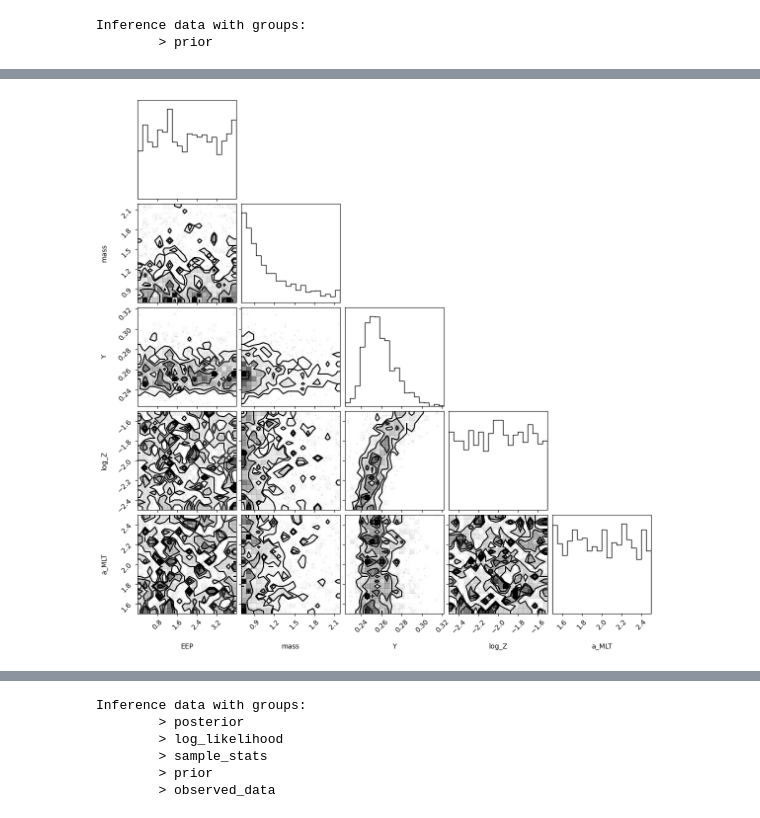
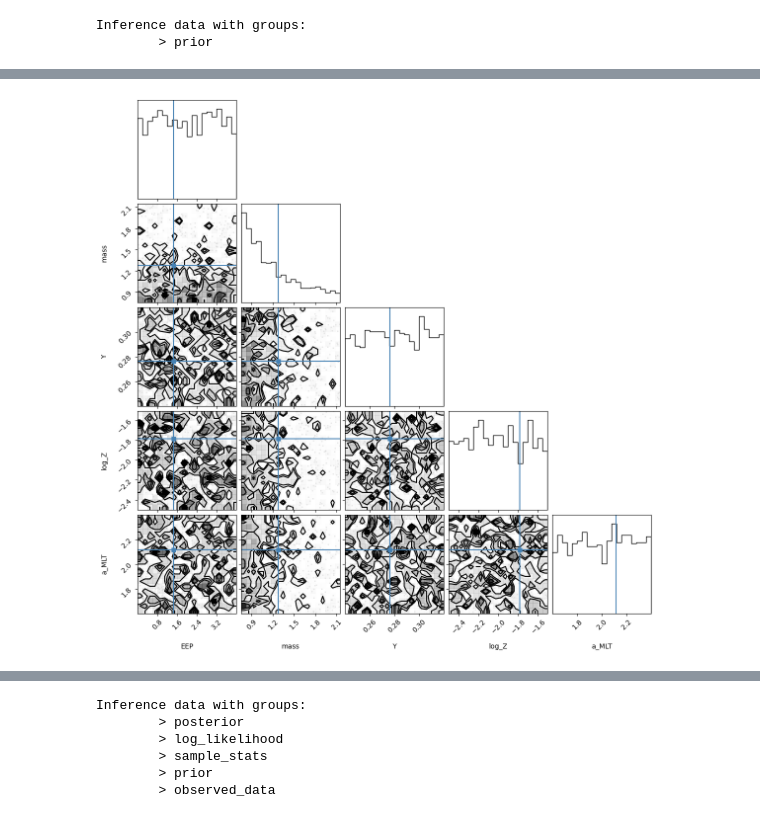
Before and after one commit to alexlyttle/stellar-emulator, a Jupyter notebook: notebook/inference-synth.ipynb, the cells around one changed output, grey strips where cells are left out. Saved outputs shown, nothing was run; the diff lists cells and outputs as text; code cells hidden in the pictures.

```diff
--- a/notebook/inference-synth.ipynb
+++ b/notebook/inference-synth.ipynb
@@ -100,9 +101,38 @@ def metallicity(log_z, y):
     return log_z - jnp.log10(hydrogen(log_z, y)) - log_zx_sun
 
 def model(num_stars, lum=None, teff=None, mh=None,
+          sigma_lum=0.1, sigma_teff=50.0, sigma_mh=0.1):
+
+    with numpyro.plate("star", num_stars):
+        eep = numpyro.sample("EEP", Uniform(0., 4.))
+        mass = numpyro.sample("mass", Salpeter(2.35, low=0.75, high=2.15))
+        log_z = numpyro.sample("log_Z", Uniform(-2.5, -1.5))
+        z = numpyro.deterministic("Z", 10**log_z)
+        y = numpyro.sample("Y", Uniform(0.24, 0.32))
+
+        a_mlt = numpyro.sample("a_MLT", Uniform(1.6, 2.4))
+
+        xx = jnp.stack([eep, mass, y, log_z, a_mlt], axis=-1)
+        yy = emulator(xx)
+
+        log_lum = log_luminosity(yy[:, 1], yy[:, 2])
+        _lum = 10**log_lum
+        _teff = 10**yy[:, 1]
+        _mh = metallicity(log_z, y)  # Some of these are NaN
+
+        numpyro.sample("lum", Normal(_lum, sigma_lum), obs=lum)
+        numpyro.sample("Teff", Normal(_teff, sigma_teff), obs=teff)
+        numpyro.sample("[M/H]", Normal(_mh, sigma_mh), obs=mh)
+
+#         numpyro.deterministic("[M/H]", _mh)
+        log_age = numpyro.deterministic("log_age", yy[:, 0])
+        age = numpyro.deterministic("age", 10**log_age)
+        rad = numpyro.deterministic("rad", 10**yy[:, 2])
+
+def hierarchical_model(num_stars, lum=None, teff=None, mh=None,
           sigma_lum=0.01, sigma_teff=50.0, sigma_mh=0.05):
 
-    dydz = numpyro.sample("dYdZ", Normal(1.5, 0.5))
+    dydz = numpyro.sample("dYdZ", Normal(1.5, 1.0))
     yp = numpyro.sample("Y_p", Normal(0.24, 0.005))
     sigma_y = numpyro.sample("sigma_Y", LogNormal(jnp.log(0.005), 0.3))
 
@@ -183,0 +174,10 @@ fig.colorbar(s, label=ckey);
+# %%
+num_stars = 10
+
+rng, key = random.split(rng)
+true_model = numpyro.handlers.substitute(
+    model,
+    data=true_params,
+)
+true_predictive = Predictive(true_model, num_samples=1, batch_ndims=0)
+true_stars = true_predictive(key, num_stars)
@@ -201,9 +229,10 @@ fig = corner(data, group="prior", var_names=var_names, truths=true_params)
 # %%
 star = 0
 var_names = ["EEP", "mass", "Y", "log_Z", "a_MLT"]
-fig = corner(data, group="prior", var_names=var_names, coords={"star": star})
+truths = {k: true_stars[k][0, star] for k in var_names}
+fig = corner(data, group="prior", var_names=var_names, coords={"star": star}, truths=truths)
 # %% [output]
-[figure, old version]
+[figure, new version]
 # %%
 star = 0
 var_names = ["log_age", "Teff", "rad", "lum", "[M/H]"]
```
Also changed, not shown: parts of 36 cells of this notebook.
